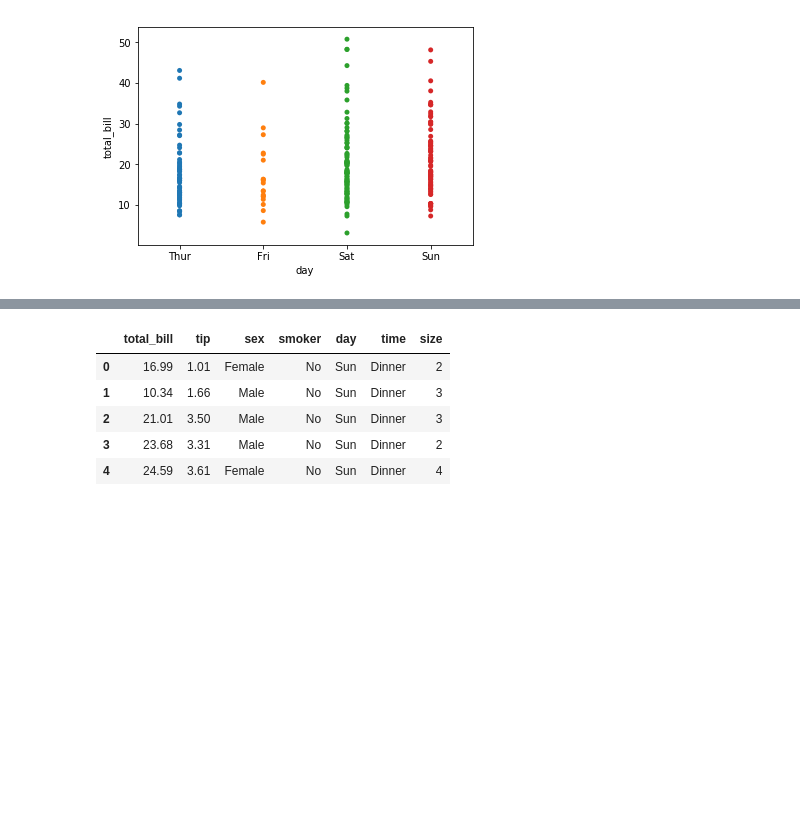
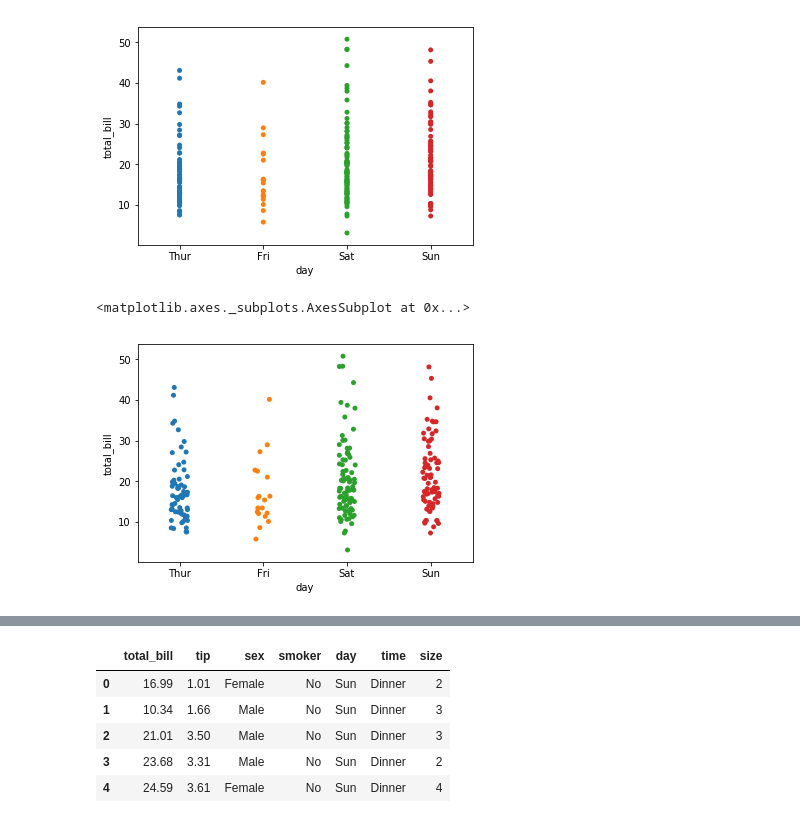
Before and after one commit to appke/Los-House-Prices, a Jupyter notebook: 05.Seaborn数据分析.ipynb, the cells around one changed output, grey strips where cells are left out. Saved outputs shown, nothing was run; the diff lists cells and outputs as text; code cells hidden in the pictures; blank space fills up the shorter version.

```diff
--- a/05.Seaborn数据分析.ipynb
+++ b/05.Seaborn数据分析.ipynb
@@ -24,3 +25,9 @@ sns.stripplot(data=tips, x='day', y='total_bill', jitter=False)
 # %% [output]
 <matplotlib.axes._subplots.AxesSubplot at 0x...>
 [figure]
+# %%
+#jitter 抖动
+sns.stripplot(x='day', y='total_bill', data=tips)
+# %% [output]
+<matplotlib.axes._subplots.AxesSubplot at 0x...>
+[figure, added]
```
Also changed, not shown: parts of 36 cells of this notebook.
